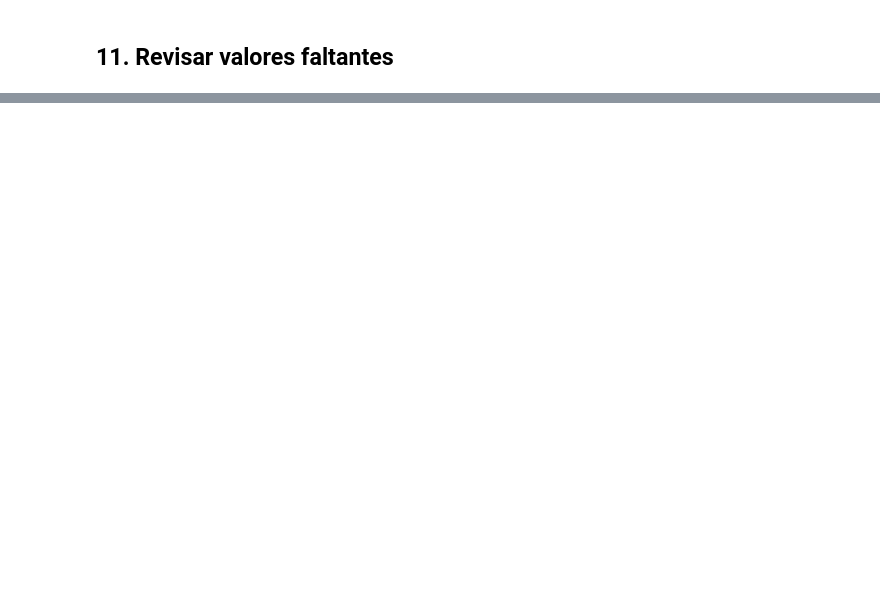
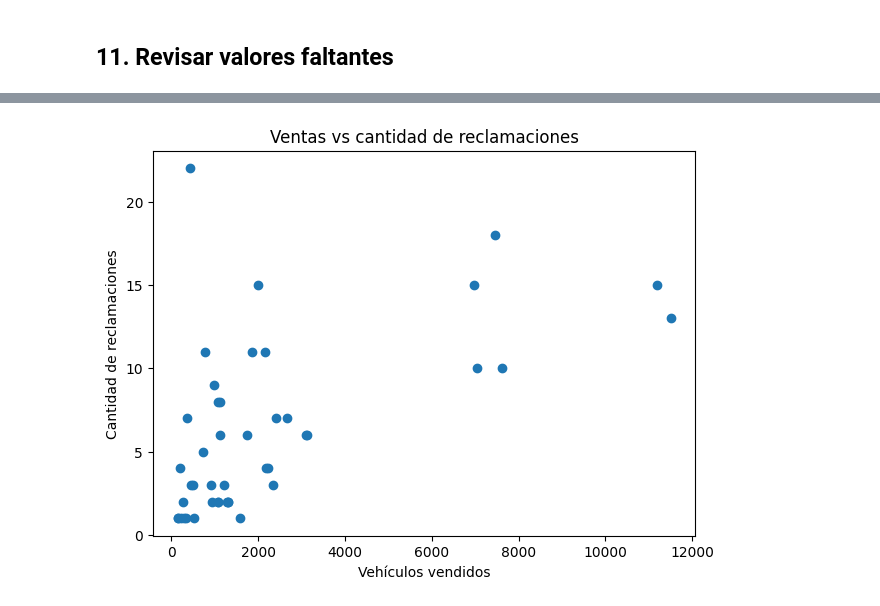
Before and after one commit to Anikawi/propuesta_parte1_S100_grupo9, a Jupyter notebook: S100_E9.ipynb, the cells around one changed output, grey strips where cells are left out. Cells and saved outputs as stored; diff of their text form; code cells hidden in the pictures; blank space fills up the shorter version.

```diff
--- a/S100_E9.ipynb
+++ b/S100_E9.ipynb
@@ -1957,0 +1115,10 @@ El siguiente paso será estudiar qué otras variables podemos construir a nivel
+# %%
+adap_anual = (
+    adap[
+        (adap["marca_std"] != "OTRAS MARCAS")
+        & adap["ventas"].notna()
+    ][["anio", "marca_std", "ventas"]]
+    .copy()
+)
+
+display(adap_anual.head(15))
@@ -1957,0 +1454,23 @@ El siguiente paso será estudiar qué otras variables podemos construir a nivel
+# %%
+dataset_integrado["reclamos_por_1000_ventas"] = (
+    dataset_integrado["cantidad_quejas"]
+    / dataset_integrado["ventas"]
+    * 1000
+)
+
+display(
+    dataset_integrado[
+        [
+            "anio",
+            "marca_std",
+            "cantidad_quejas",
+            "ventas",
+            "reclamos_por_1000_ventas"
+        ]
+    ]
+    .sort_values(
+        ["anio", "reclamos_por_1000_ventas"],
+        ascending=[True, False]
+    )
+    .round(2)
+)
@@ -1957,0 +1509,14 @@ El siguiente paso será estudiar qué otras variables podemos construir a nivel
+# %%
+plt.figure(figsize=(7, 5))
+
+plt.scatter(
+    dataset_integrado["ventas"],
+    dataset_integrado["cantidad_quejas"]
+)
+
+plt.title("Ventas vs cantidad de reclamaciones")
+plt.xlabel("Vehículos vendidos")
+plt.ylabel("Cantidad de reclamaciones")
+plt.show()
+# %% [output]
+[figure, added]
```
Also changed, not shown: parts of 383 cells of this notebook.
